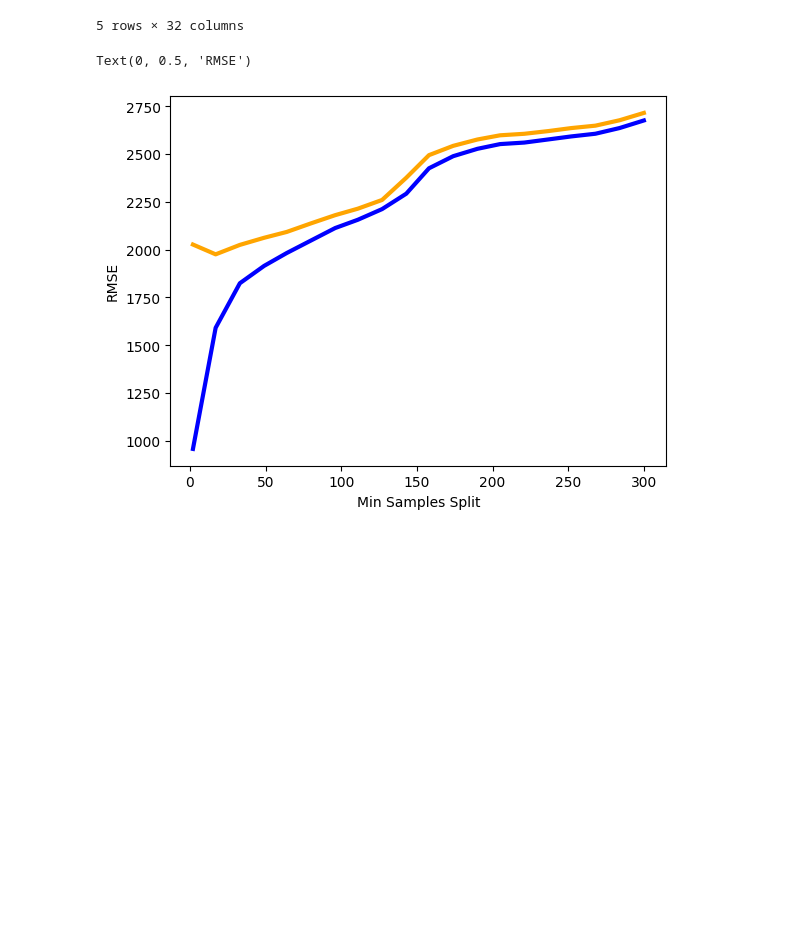
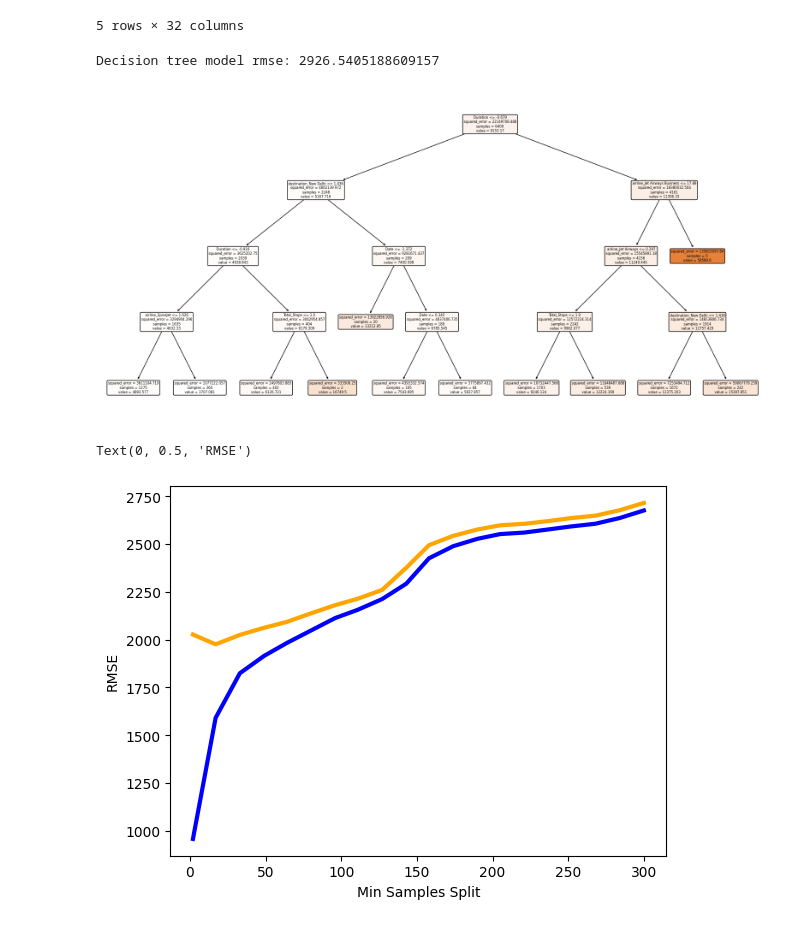
Before and after one commit to korneevec/TMS_DS, a Jupyter notebook: Lesson_18/Homework_flight.ipynb, the cells around one changed output. Saved outputs shown, nothing was run; the diff lists cells and outputs as text; code cells hidden in the pictures; blank space fills up the shorter version.

```diff
--- a/Lesson_18/Homework_flight.ipynb
+++ b/Lesson_18/Homework_flight.ipynb
@@ -130,6 +137,19 @@ scaler = StandardScaler().fit(X_train)
 X_train_scaled = scaler.transform(X_train)
 X_val_scaled = scaler.transform(X_val)
 X_test_scaled = scaler.transform(X_test)
+# %%
+model = DecisionTreeRegressor(min_samples_split=60,max_depth=4,random_state=42)
+model.fit(X_train_scaled, y_train)
+y_pred_dt = model.predict(X_test_scaled)
+print(f"Decision tree model rmse: {np.sqrt(mean_squared_error(y_test, y_pred_dt))}")
+# %% [output]
+Decision tree model rmse: 2926.5405188609157
+# %%
+plt.figure(figsize=(20,10))
+plot_tree(model, filled=True, feature_names=X_train.columns, rounded=True)
+plt.show()
+# %% [output]
+[figure, added]
 # %%
 samples_rmse_train_list = []
 samples_rmse_val_list = []
```
Also changed, not shown: parts of 10 cells of this notebook, 2 other files.
